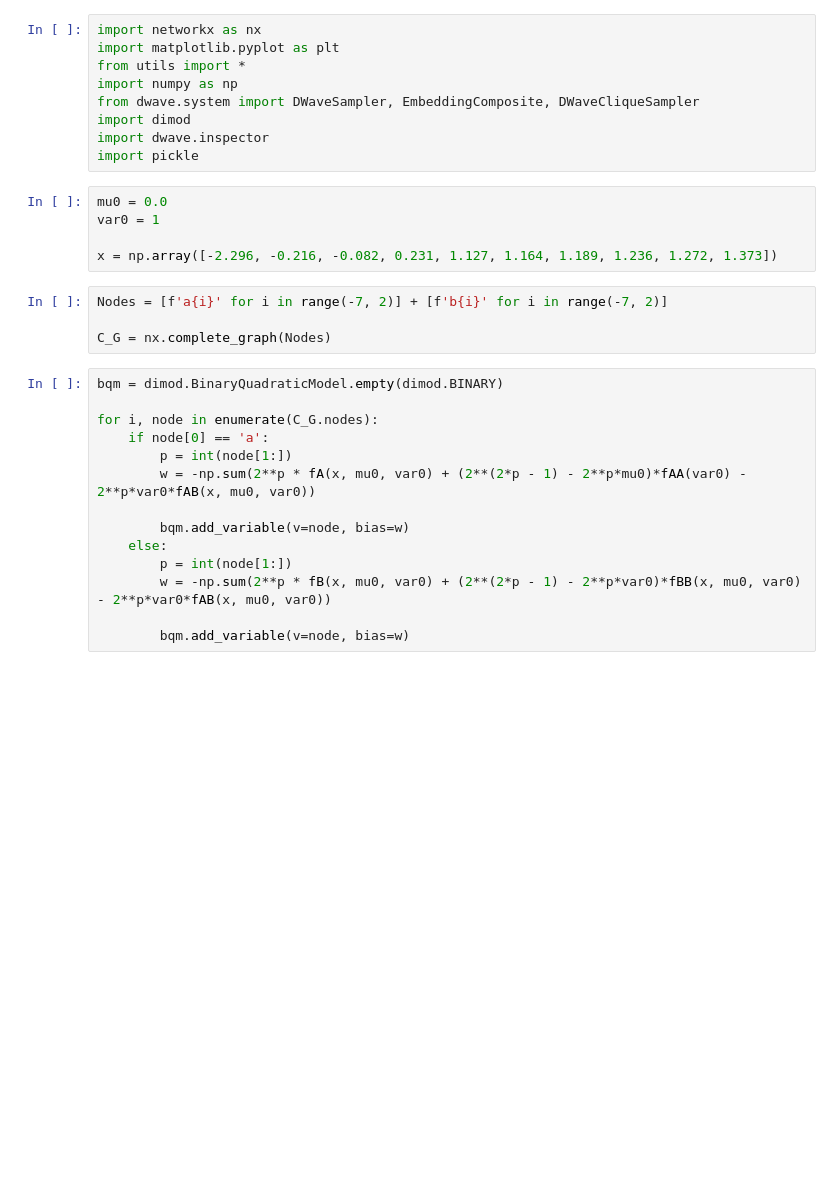
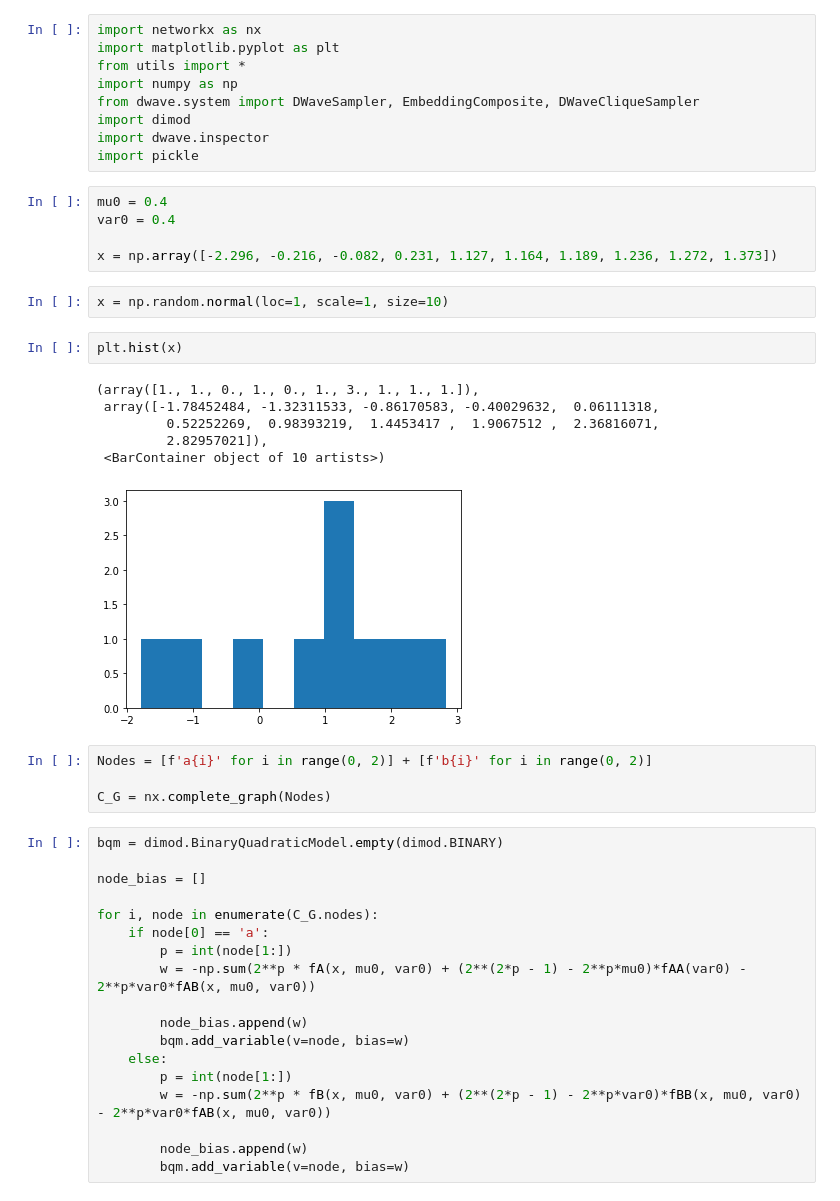
Before and after one commit to Wronsmin/Quantum-Computing, a Jupyter notebook: BQM_approach/QA_bqm_method.ipynb, the cells around one changed output. Saved outputs shown, nothing was run; the diff lists cells and outputs as text; blank space fills up the shorter version.

```diff
--- a/BQM_approach/QA_bqm_method.ipynb
+++ b/BQM_approach/QA_bqm_method.ipynb
@@ -10,25 +10,40 @@ import dimod
 import dwave.inspector
 import pickle
 # %%
-mu0 = 0.0
-var0 = 1
+mu0 = 0.4
+var0 = 0.4
 
 x = np.array([-2.296, -0.216, -0.082, 0.231, 1.127, 1.164, 1.189, 1.236, 1.272, 1.373])
+# %%
+x = np.random.normal(loc=1, scale=1, size=10)
+# %%
+plt.hist(x)
+# %% [output]
+(array([1., 1., 0., 1., 0., 1., 3., 1., 1., 1.]),
+ array([-1.78452484, -1.32311533, -0.86170583, -0.40029632,  0.06111318,
+         0.52252269,  0.98393219,  1.4453417 ,  1.9067512 ,  2.36816071,
+         2.82957021]),
+ <BarContainer object of 10 artists>)
+[figure, added]
 # %%
-Nodes = [f'a{i}' for i in range(-7, 2)] + [f'b{i}' for i in range(-7, 2)]
+Nodes = [f'a{i}' for i in range(0, 2)] + [f'b{i}' for i in range(0, 2)]
 
 C_G = nx.complete_graph(Nodes)
 # %%
 bqm = dimod.BinaryQuadraticModel.empty(dimod.BINARY)
+
+node_bias = []
 
 for i, node in enumerate(C_G.nodes):
     if node[0] == 'a':
         p = int(node[1:])
         w = -np.sum(2**p * fA(x, mu0, var0) + (2**(2*p - 1) - 2**p*mu0)*fAA(var0) - 2**p*var0*fAB(x, mu0, var0))
 
+        node_bias.append(w)
         bqm.add_variable(v=node, bias=w)
     else:
         p = int(node[1:])
         w = -np.sum(2**p * fB(x, mu0, var0) + (2**(2*p - 1) - 2**p*var0)*fBB(x, mu0, var0) - 2**p*var0*fAB(x, mu0, var0))
 
+        node_bias.append(w)
         bqm.add_variable(v=node, bias=w)
```
Also changed, not shown: parts of 19 cells of this notebook, 2 other files.
